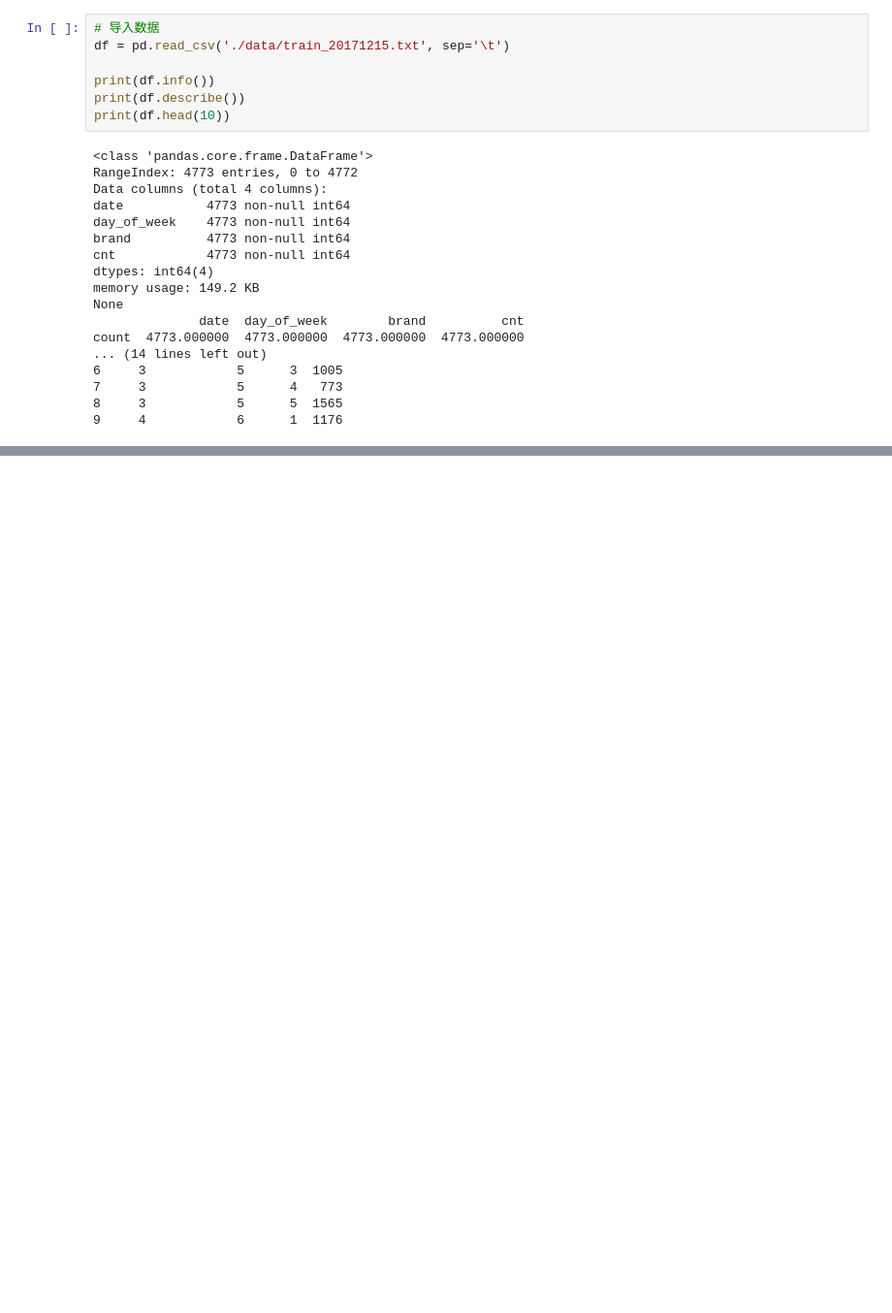
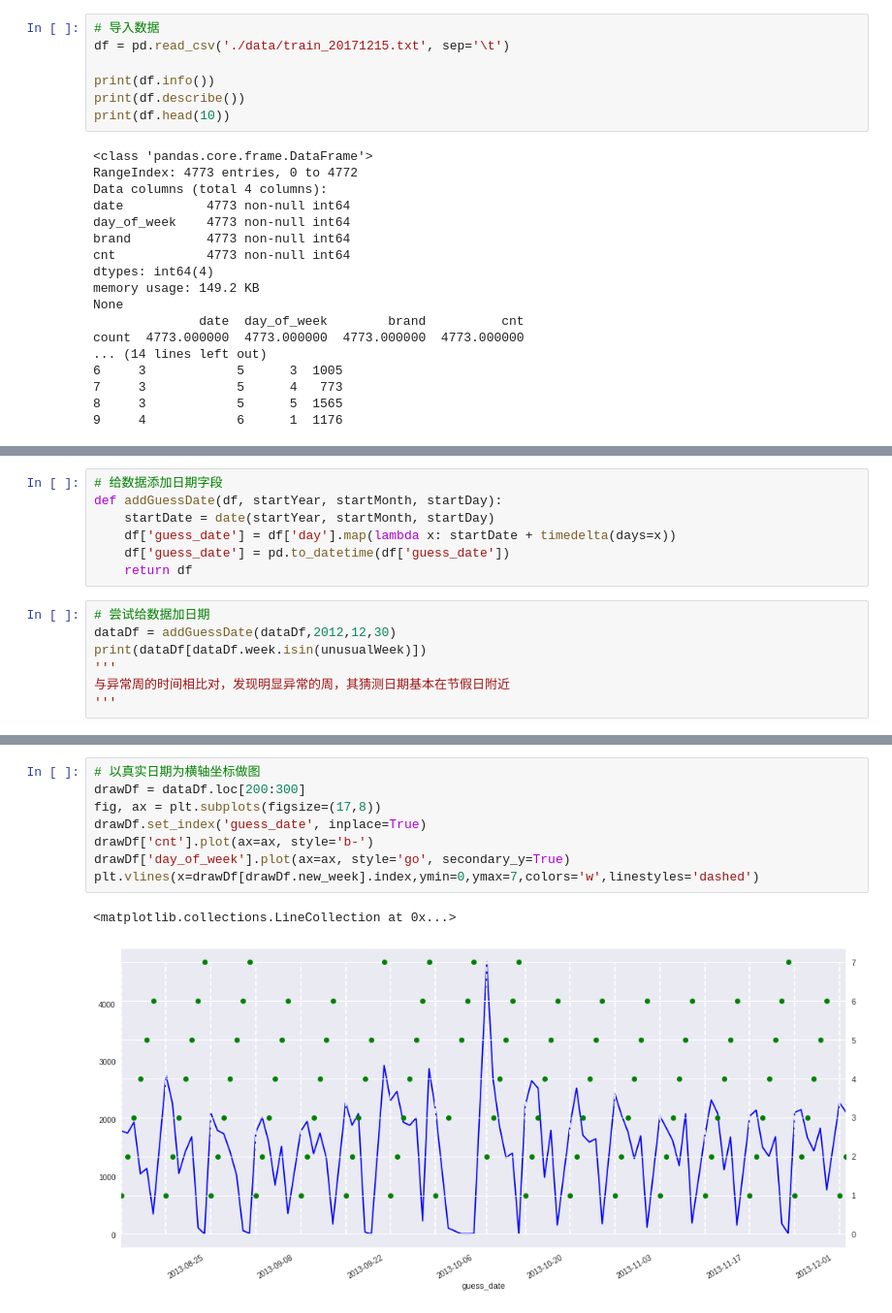
Before and after one commit to YunaQiu/yancheng_borad, a Jupyter notebook: analysis.ipynb, the cells around one changed output, grey strips where cells are left out. Shown at 97% size. Drawn from its saved outputs; the diff is of its cells as text; blank space fills up the shorter version.

```diff
--- a/analysis.ipynb
+++ b/analysis.ipynb
@@ -54,0 +126,14 @@ http://pandas.pydata.org/pandas-docs/stable/indexing.html#deprecate_ix
+# %%
+# 给数据添加日期字段
+def addGuessDate(df, startYear, startMonth, startDay):
+    startDate = date(startYear, startMonth, startDay)
+    df['guess_date'] = df['day'].map(lambda x: startDate + timedelta(days=x))
+    df['guess_date'] = pd.to_datetime(df['guess_date'])
+    return df
+# %%
+# 尝试给数据加日期
+dataDf = addGuessDate(dataDf,2012,12,30)
+print(dataDf[dataDf.week.isin(unusualWeek)])
+'''
+与异常周的时间相比对，发现明显异常的周，其猜测日期基本在节假日附近
+'''
@@ -54,0 +310,11 @@ http://pandas.pydata.org/pandas-docs/stable/indexing.html#deprecate_ix
+# %%
+# 以真实日期为横轴坐标做图
+drawDf = dataDf.loc[200:300]
+fig, ax = plt.subplots(figsize=(17,8))
+drawDf.set_index('guess_date', inplace=True)
+drawDf['cnt'].plot(ax=ax, style='b-')
+drawDf['day_of_week'].plot(ax=ax, style='go', secondary_y=True)
+plt.vlines(x=drawDf[drawDf.new_week].index,ymin=0,ymax=7,colors='w',linestyles='dashed')
+# %% [output]
+<matplotlib.collections.LineCollection at 0x...>
+[figure, added]
```
Also changed, not shown: parts of 12 cells of this notebook.
